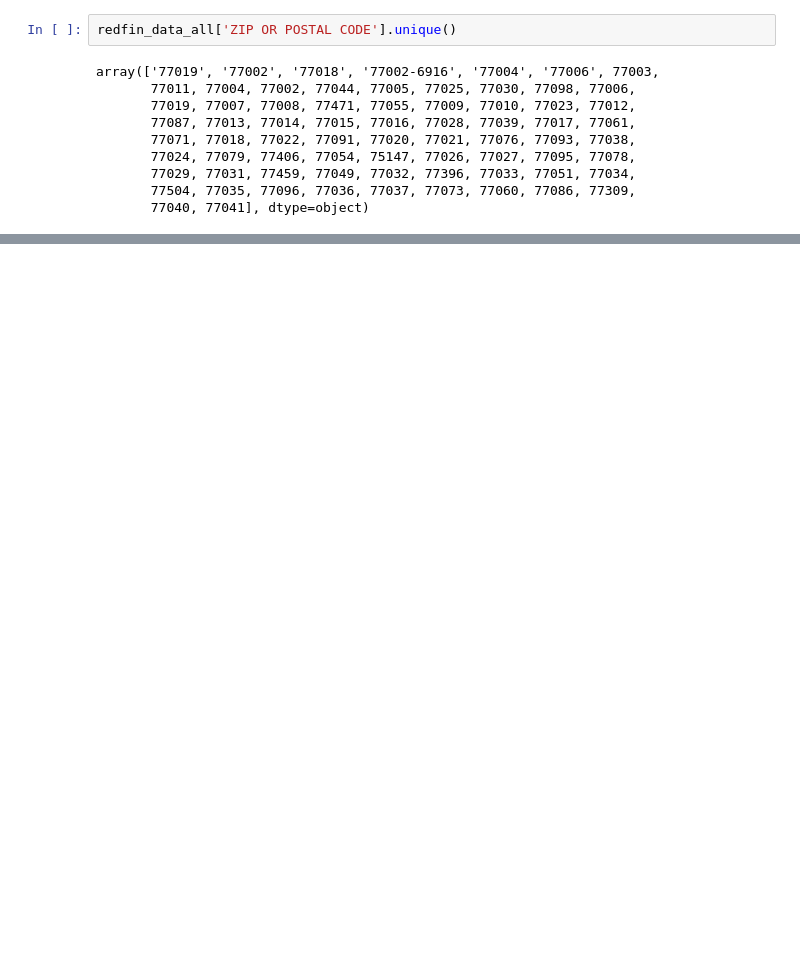
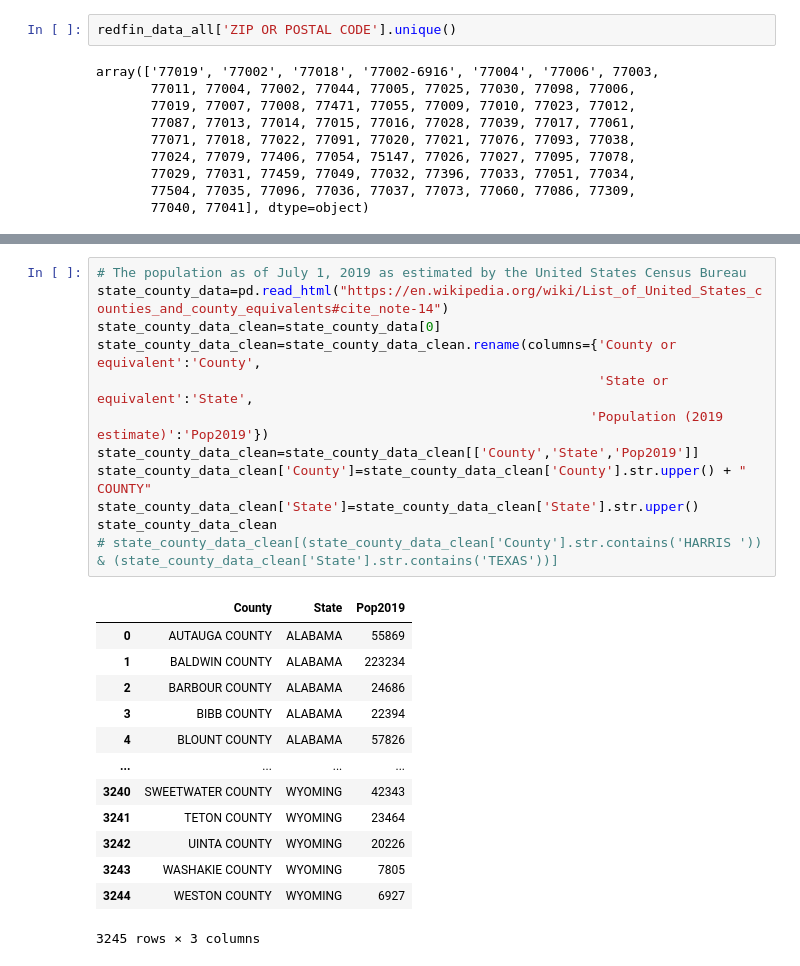
Before and after one commit to i-am-phoenix/Demo, a Jupyter notebook: redfin_data_cleaning.ipynb, the cells around one changed output, grey strips where cells are left out. Cells and saved outputs as stored; diff of their text form; blank space fills up the shorter version.

```diff
--- a/redfin_data_cleaning.ipynb
+++ b/redfin_data_cleaning.ipynb
@@ -179,0 +299,26 @@ plt.tight_layout()
+# %%
+# The population as of July 1, 2019 as estimated by the United States Census Bureau
+state_county_data=pd.read_html("https://en.wikipedia.org/wiki/List_of_United_States_counties_and_county_equivalents#cite_note-14")
+state_county_data_clean=state_county_data[0]
+state_county_data_clean=state_county_data_clean.rename(columns={'County or equivalent':'County',
+                                                                'State or equivalent':'State',
+                                                               'Population (2019 estimate)':'Pop2019'})
+state_county_data_clean=state_county_data_clean[['County','State','Pop2019']]
+state_county_data_clean['County']=state_county_data_clean['County'].str.upper() + " COUNTY"
+state_county_data_clean['State']=state_county_data_clean['State'].str.upper()
+state_county_data_clean
+# state_county_data_clean[(state_county_data_clean['County'].str.contains('HARRIS ')) & (state_county_data_clean['State'].str.contains('TEXAS'))]
+# %% [output]
+|  | County | State | Pop2019 |
+| 0 | AUTAUGA COUNTY | ALABAMA | 55869 |
+| 1 | BALDWIN COUNTY | ALABAMA | 223234 |
+| 2 | BARBOUR COUNTY | ALABAMA | 24686 |
+| 3 | BIBB COUNTY | ALABAMA | 22394 |
+| 4 | BLOUNT COUNTY | ALABAMA | 57826 |
+| ... | ... | ... | ... |
+| 3240 | SWEETWATER COUNTY | WYOMING | 42343 |
+| 3241 | TETON COUNTY | WYOMING | 23464 |
+| 3242 | UINTA COUNTY | WYOMING | 20226 |
+| 3243 | WASHAKIE COUNTY | WYOMING | 7805 |
+| 3244 | WESTON COUNTY | WYOMING | 6927 |
+3245 rows × 3 columns
```
Also changed, not shown: parts of 13 cells of this notebook, 1 other file.
